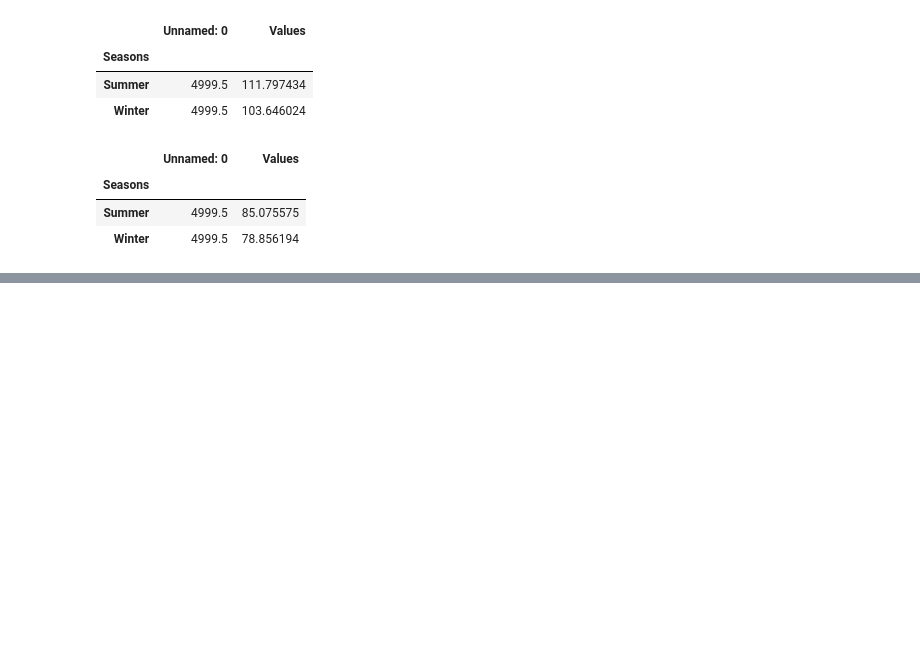
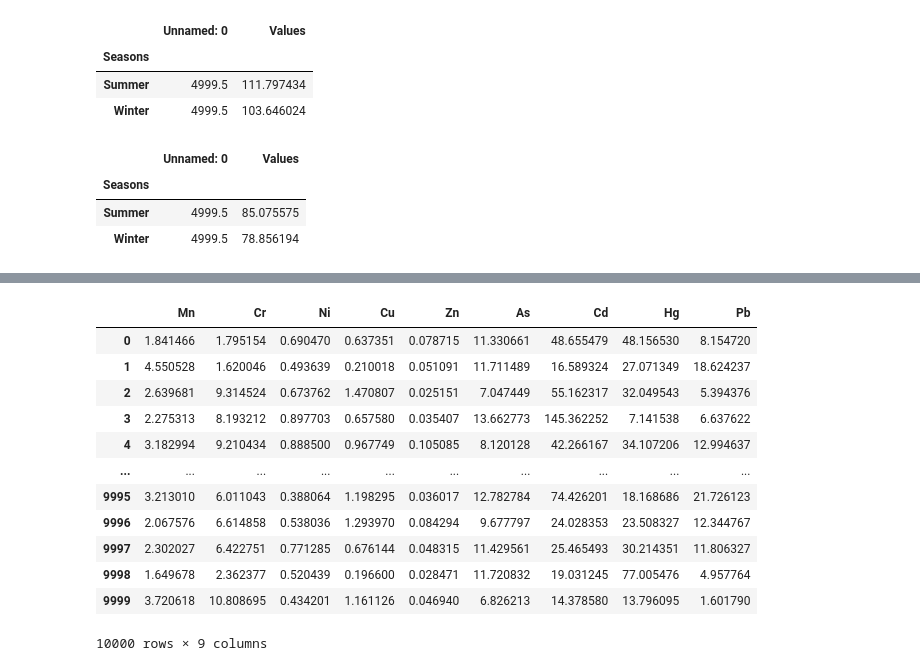
Before and after one commit to rakibhhridoy/OnGoingStudy, a Jupyter notebook: Buriganga/MonteCarloSimulationClean.ipynb, the cells around one changed output, grey strips where cells are left out. Drawn from its saved outputs; the diff is of its cells as text; code cells hidden in the pictures; blank space fills up the shorter version.

```diff
--- a/Buriganga/MonteCarloSimulationClean.ipynb
+++ b/Buriganga/MonteCarloSimulationClean.ipynb
@@ -1969,0 +2054,16 @@ hi83.groupby("Seasons").mean()
+# %%
+rawHiSA
+# %% [output]
+|  | Mn | Cr | Ni | Cu | Zn | As | Cd | Hg | Pb |
+| 0 | 1.841466 | 1.795154 | 0.690470 | 0.637351 | 0.078715 | 11.330661 | 48.655479 | 48.156530 | 8.154720 |
+| 1 | 4.550528 | 1.620046 | 0.493639 | 0.210018 | 0.051091 | 11.711489 | 16.589324 | 27.071349 | 18.624237 |
+| 2 | 2.639681 | 9.314524 | 0.673762 | 1.470807 | 0.025151 | 7.047449 | 55.162317 | 32.049543 | 5.394376 |
+| 3 | 2.275313 | 8.193212 | 0.897703 | 0.657580 | 0.035407 | 13.662773 | 145.362252 | 7.141538 | 6.637622 |
+| 4 | 3.182994 | 9.210434 | 0.888500 | 0.967749 | 0.105085 | 8.120128 | 42.266167 | 34.107206 | 12.994637 |
+| ... | ... | ... | ... | ... | ... | ... | ... | ... | ... |
+| 9995 | 3.213010 | 6.011043 | 0.388064 | 1.198295 | 0.036017 | 12.782784 | 74.426201 | 18.168686 | 21.726123 |
+| 9996 | 2.067576 | 6.614858 | 0.538036 | 1.293970 | 0.084294 | 9.677797 | 24.028353 | 23.508327 | 12.344767 |
+| 9997 | 2.302027 | 6.422751 | 0.771285 | 0.676144 | 0.048315 | 11.429561 | 25.465493 | 30.214351 | 11.806327 |
+| 9998 | 1.649678 | 2.362377 | 0.520439 | 0.196600 | 0.028471 | 11.720832 | 19.031245 | 77.005476 | 4.957764 |
+| 9999 | 3.720618 | 10.808695 | 0.434201 | 1.161126 | 0.046940 | 6.826213 | 14.378580 | 13.796095 | 1.601790 |
+10000 rows × 9 columns
```
Also changed, not shown: parts of 35 cells of this notebook, 4 other files.
